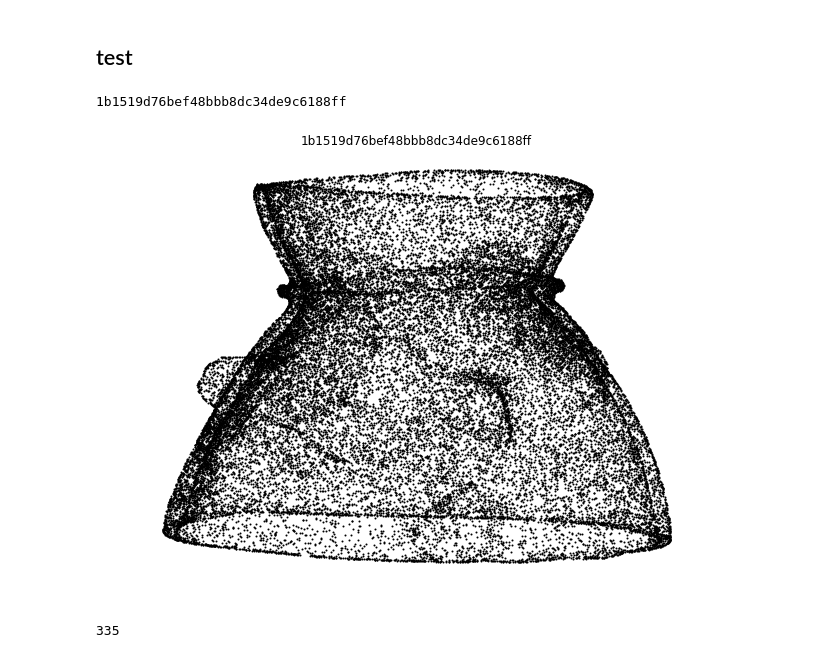
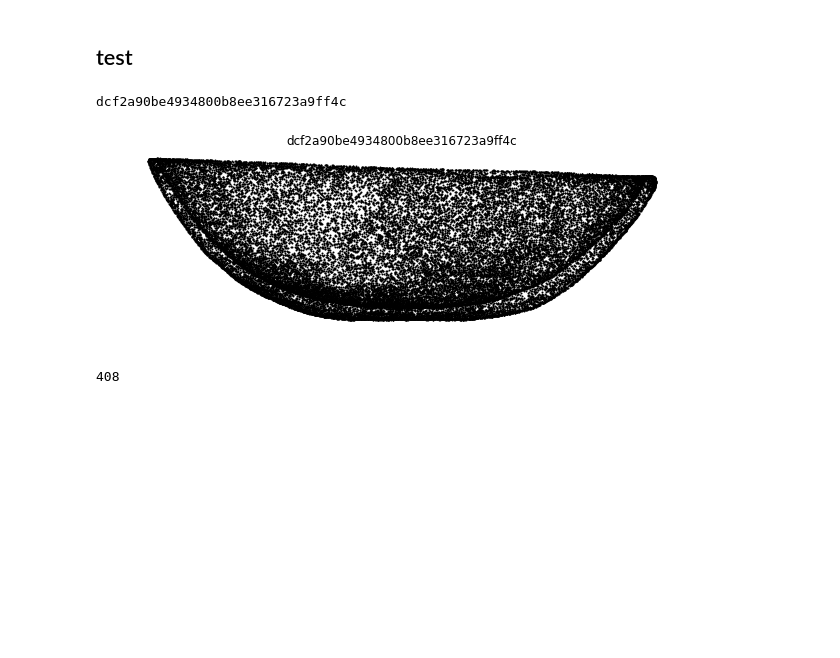
Before and after one commit to aot29/pottery_classifier, a Jupyter notebook: 02_Generate_views_and_texture_images.ipynb, the cells around one changed output. Saved outputs shown, nothing was run; the diff lists cells and outputs as text; code cells hidden in the pictures; blank space fills up the shorter version.

Commit message:
Added next 50 3D-models

```diff
--- a/02_Generate_views_and_texture_images.ipynb
+++ b/02_Generate_views_and_texture_images.ipynb
@@ -49,7 +49,7 @@ def download_data(uid):
     # get the download url of the model
     # this url is only valid for a few minutes
     r = requests.get(
-        DOWNLOAD_ENDPOINT.format(model_uid),
+        DOWNLOAD_ENDPOINT.format(uid),
         headers = headers
     )
     r.raise_for_status() # throw exception if request status is not OK
@@ -190,6 +190,13 @@ def extract_gltf(model_uid):
         # whatever happens, delete the temporary folder
         os.remove(os.path.join(unzip_dir, 'scene.gltf'))
         os.remove(os.path.join(unzip_dir, 'scene.bin'))
+        # remove texture
+        textures_dir = os.path.join(unzip_dir, 'textures')
+        if os.path.isdir(textures_dir): # check that the textures folder exists
+            for _,_,files in os.walk(textures_dir):
+                for file in files:
+                    os.remove(os.path.join(textures_dir, file))
+            os.rmdir(textures_dir)
         os.rmdir(unzip_dir)
 # %% [markdown]
 ## Pre-process point clouds
@@ -211,6 +220,8 @@ The 3D-models will be subsampled to 37838 vertices.
 # %%
 # get a list of all 3D-models that have been downloaded
 downloaded_uid = [model_uid for model_uid in metadata_df['id'] if os.path.isfile(os.path.join(DOWNLOAD_DIR, '{}.zip'.format(model_uid)))]
+# some models are in several collections, so drop duplicates. Don't convert to set, as set will reorder the entries
+downloaded_uid = list(dict.fromkeys(downloaded_uid).keys())
 
 # read the point cloud and subsample the vertices to MAX_VERTICES
 vertices = []
@@ -244,11 +255,11 @@ def rotate(point_cloud, rotation):
     return point_cloud
 
 # read rotations file
-rotation_df = pd.read_csv(os.path.join('data', 'rotation.csv'), index_col=False)
+rotation_df = pd.read_csv(os.path.join('data', 'rotation.csv'), index_col='model_uid')
 elevation_view = [] # array of rotated point clouds
-for i in range(len(downloaded_uid)): # loop through downloaded files
+for i, model_uid in enumerate(downloaded_uid): # loop through downloaded files
     # apply the rotation
-    rotation = list(rotation_df.loc[i, ['x', 'y', 'z']])
+    rotation = list(rotation_df.loc[model_uid, ['x', 'y', 'z']])
     elevation_view.append(rotate(vertices[i], rotation))
 # %% [markdown]
 A 3D-model cannot be represented by a single 2D view. Therefore, following archaeological practice, each object will be represented by an elevation view (from the side), a plan view (from the top) and a cross-section.
@@ -425,20 +442,21 @@ np.savez_compressed(os.path.join(NPZ_DIR, 'point_clouds.npz'),
 # %%
 import matplotlib.pyplot as plt
 
-i = 283
-rotation = [60, 0, 0]
-model_uid = downloaded_uid[i]
+i = 275
+rotation = [-90, 0, 0]
+model_uid = list(downloaded_uid)[i]
 fig, ax = plt.subplots(1, 1, figsize=(10, 10))
 point_cloud = rotate(vertices[i], rotation)
 dx = max(point_cloud[:,0]) - min(point_cloud[:,0])
 dz = max(point_cloud[:,2]) - min(point_cloud[:,2])
 aspect_ratio = dz/dx
 plot_model(ax, point_cloud, aspect_ratio, model_uid)
 print(model_uid)
 # %% [output]
-1b1519d76bef48bbb8dc34de9c6188ff
+dcf2a90be4934800b8ee316723a9ff4c
-[figure, old version]
+[figure, new version]
-# %%
-len(rendered_plan)
-# %% [output]
-335
+# %%
+downloaded_uid = [model_uid for model_uid in metadata_df['id'] if os.path.isfile(os.path.join(DOWNLOAD_DIR, '{}.zip'.format(model_uid)))]
+len(list(dict.fromkeys(downloaded_uid).keys()))
+# %% [output]
+408
```
Also changed, not shown: parts of 11 cells of this notebook, 1 other file.
